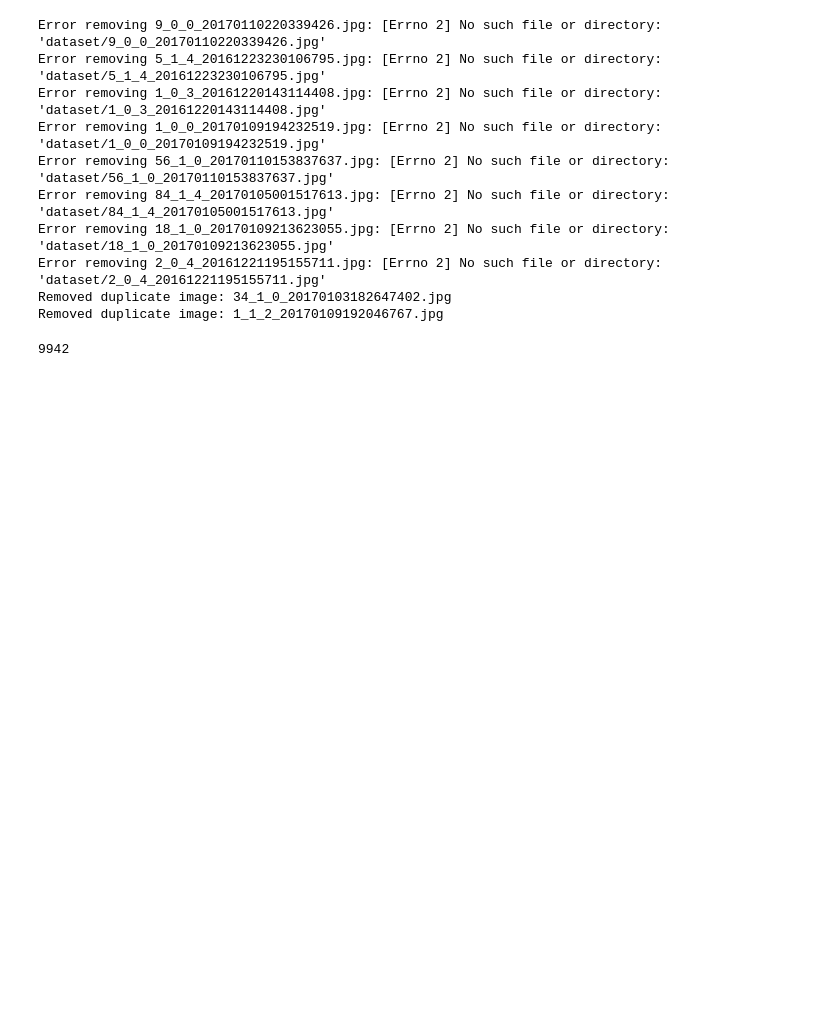
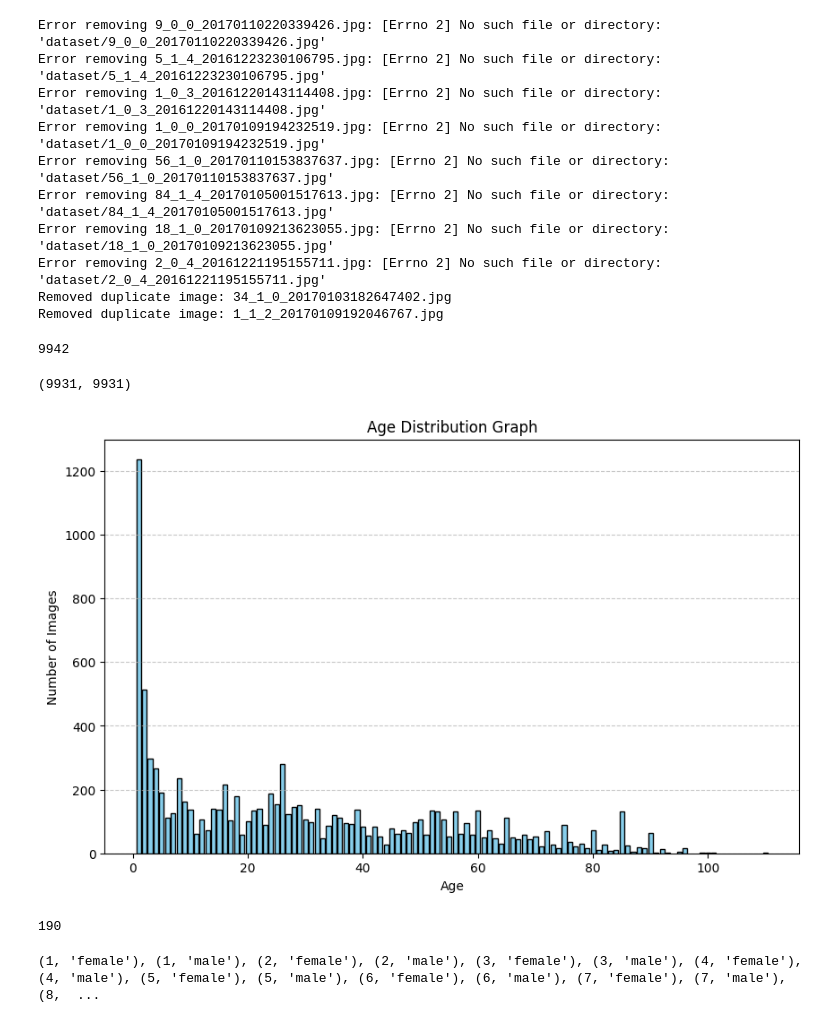
Before and after one commit to shindevaish/age_gender_classifier_cnn, a Jupyter notebook: data_cleaning.ipynb, the cells around one changed output. Saved outputs shown, nothing was run; the diff lists cells and outputs as text; code cells hidden in the pictures; blank space fills up the shorter version.

```diff
--- a/data_cleaning.ipynb
+++ b/data_cleaning.ipynb
@@ -260,0 +264,45 @@ len(dataset)
+# %%
+ages = []
+gender = []
+for img_name in dataset:
+    parts = img_name.split('_')
+    age = int(parts[0])
+    gen = int(parts[1])
+    ages.append(age)
+    gender.append(gen)
+len(ages), len(gender)
+# %% [output]
+(9931, 9931)
+# %%
+ages_counter = Counter(ages)
+gender_counter = Counter(gender)
+# %%
+age = ages_counter.keys()
+counts = ages_counter.values()
+
+age, counts = zip(*sorted(zip(age, counts)))
+# %%
+plt.figure(figsize = (10, 6))
+plt.bar(age, counts, color = 'skyblue', edgecolor = 'black')
+plt.xlabel('Age')
+plt.ylabel('Number of Images')
+plt.title('Age Distribution Graph')
+plt.grid(axis = 'y', linestyle = '--', alpha = 0.7)
+plt.show()
+# %% [output]
+[figure, added]
+# %%
+age_gender_counter = Counter()
+
+for img_name in dataset:
+    parts = img_name.split('_')
+    age = int(parts[0])
+    gender = int(parts[1])
+
+    gender_str = "male" if gender == 0 else "female"
+
+    age_gender_counter[(age, gender_str)] += 1
+
+len(age_gender_counter)
+# %% [output]
+190
@@ -260,0 +314,5 @@ len(dataset)
+# %%
+for a in age:
+    print(a, end=', ')
+# %% [output]
+(1, 'female'), (1, 'male'), (2, 'female'), (2, 'male'), (3, 'female'), (3, 'male'), (4, 'female'), (4, 'male'), (5, 'female'), (5, 'male'), (6, 'female'), (6, 'male'), (7, 'female'), (7, 'male'), (8,  ...
```
Also changed, not shown: parts of 3 cells of this notebook.
